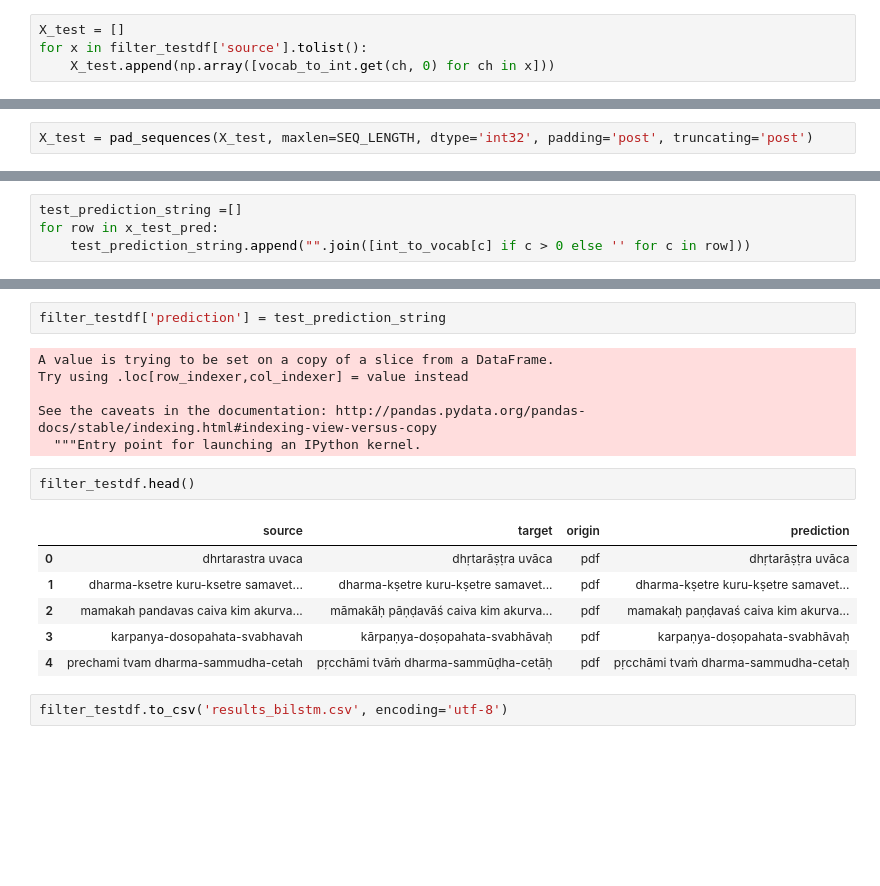
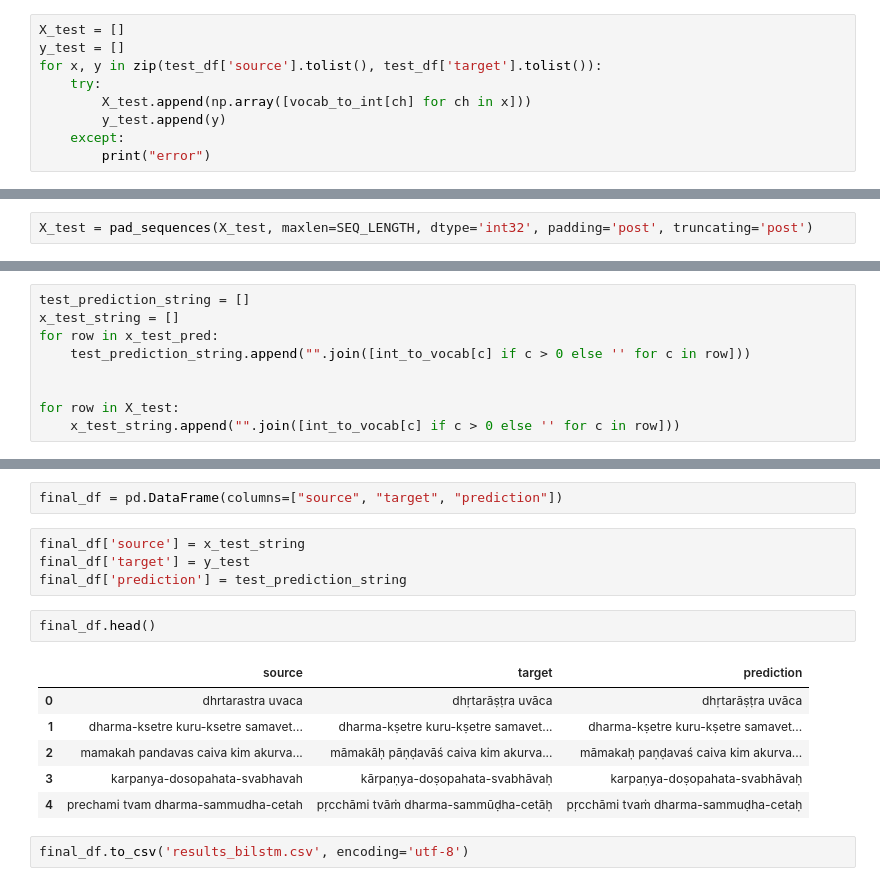
Before and after one commit to rajesh-bhat/bhagavatam, a Jupyter notebook: seq2seq.ipynb, the cells around one changed output, grey strips where cells are left out. Saved outputs shown, nothing was run; the diff lists cells and outputs as text; blank space fills up the shorter version.

Commit message:
results for bilstm added

```diff
--- a/seq2seq.ipynb
+++ b/seq2seq.ipynb
@@ -283,4 +255,9 @@ See the caveats in the documentation: http://pandas.pydata.org/pandas-docs/stabl
 # %%
 X_test = []
-for x in filter_testdf['source'].tolist():
-    X_test.append(np.array([vocab_to_int.get(ch, 0) for ch in x]))
+y_test = []
+for x, y in zip(test_df['source'].tolist(), test_df['target'].tolist()):
+    try:
+        X_test.append(np.array([vocab_to_int[ch] for ch in x]))
+        y_test.append(y)
+    except:
+        print("error")
@@ -310,7 +305,12 @@ array([[15, 19, 51, ...,  0,  0,  0],
 # %%
-test_prediction_string =[]
+test_prediction_string = []
+x_test_string = []
 for row in x_test_pred:
     test_prediction_string.append("".join([int_to_vocab[c] if c > 0 else '' for c in row]))
+
+
+for row in X_test:
+    x_test_string.append("".join([int_to_vocab[c] if c > 0 else '' for c in row]))
 # %%
 test_prediction_string
 # %% [output]
@@ -334,19 +334,17 @@ test_prediction_string
-# %%
-filter_testdf['prediction'] = test_prediction_string
-# %% [output]
-A value is trying to be set on a copy of a slice from a DataFrame.
-Try using .loc[row_indexer,col_indexer] = value instead
-
-See the caveats in the documentation: http://pandas.pydata.org/pandas-docs/stable/indexing.html#indexing-view-versus-copy
-  """Entry point for launching an IPython kernel.
+# %%
+final_df = pd.DataFrame(columns=["source", "target", "prediction"])
+# %%
+final_df['source'] = x_test_string
+final_df['target'] = y_test
+final_df['prediction'] = test_prediction_string
 # %%
-filter_testdf.head()
+final_df.head()
 # %% [output]
-|  | source | target | origin | prediction |
-| 0 | dhrtarastra uvaca | dhṛtarāṣṭra uvāca | pdf | dhṛtarāṣṭra uvāca |
-| 1 | dharma-ksetre kuru-ksetre samavet... | dharma-kṣetre kuru-kṣetre samavet... | pdf | dharma-kṣetre kuru-kṣetre samavet... |
-| 2 | mamakah pandavas caiva kim akurva... | māmakāḥ pāṇḍavāś caiva kim akurva... | pdf | mamakaḥ paṇḍavaś caiva kim akurva... |
-| 3 | karpanya-dosopahata-svabhavah | kārpaṇya-doṣopahata-svabhāvaḥ | pdf | karpaṇya-doṣopahata-svabhāvaḥ |
-| 4 | prechami tvam dharma-sammudha-cetah | pṛcchāmi tvāṁ dharma-sammūḍha-cetāḥ | pdf | pṛcchāmi tvaṁ dharma-sammudha-cetaḥ |
+|  | source | target | prediction |
+| 0 | dhrtarastra uvaca | dhṛtarāṣṭra uvāca | dhṛtarāṣṭra uvāca |
+| 1 | dharma-ksetre kuru-ksetre samavet... | dharma-kṣetre kuru-kṣetre samavet... | dharma-kṣetre kuru-kṣetre samavet... |
+| 2 | mamakah pandavas caiva kim akurva... | māmakāḥ pāṇḍavāś caiva kim akurva... | māmakaḥ paṇḍavaś caiva kim akurva... |
+| 3 | karpanya-dosopahata-svabhavah | kārpaṇya-doṣopahata-svabhāvaḥ | karpaṇya-doṣopahata-svabhāvaḥ |
+| 4 | prechami tvam dharma-sammudha-cetah | pṛcchāmi tvāṁ dharma-sammūḍha-cetāḥ | pṛcchāmi tvaṁ dharma-sammuḍha-cetaḥ |
 # %%
-filter_testdf.to_csv('results_bilstm.csv', encoding='utf-8')
+final_df.to_csv('results_bilstm.csv', encoding='utf-8')
```
Also changed, not shown: parts of 10 cells of this notebook, 1 other file.
